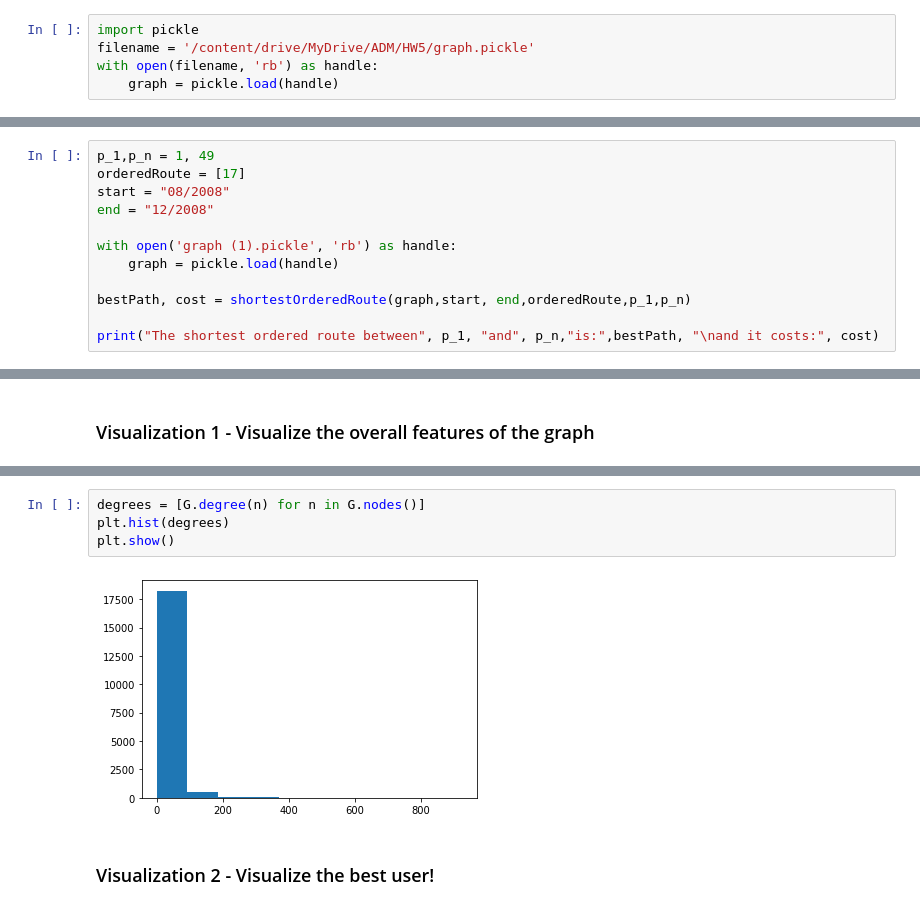
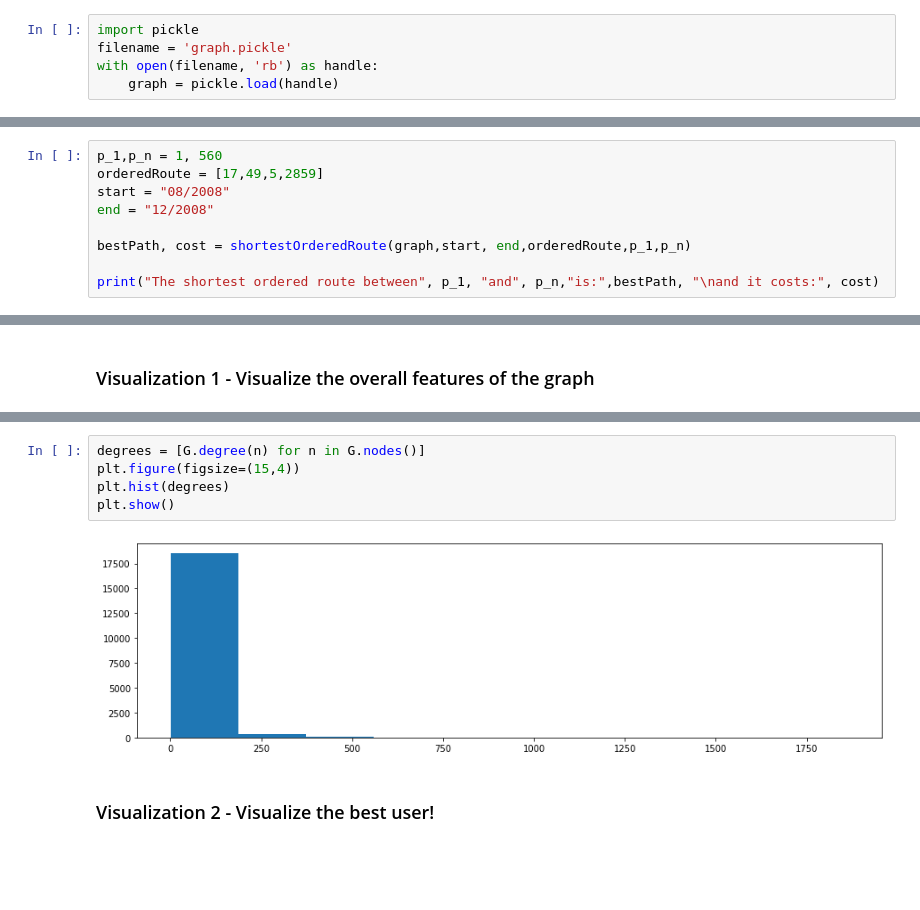
Before and after one commit to Mantuano-A/ADM-HW5, a Jupyter notebook: ADM_HW5_Mina.ipynb, the cells around one changed output, grey strips where cells are left out. Drawn from its saved outputs; the diff is of its cells as text; blank space fills up the shorter version.

```diff
--- a/ADM_HW5_Mina.ipynb
+++ b/ADM_HW5_Mina.ipynb
@@ -65,7 +60,7 @@ with open(filename + 'graph.pickle', 'wb') as fp:
 ### LOAD DATA FROM FILE
 # %%
 import pickle
-filename = '/content/drive/MyDrive/ADM/HW5/graph.pickle'
+filename = 'graph.pickle'
 with open(filename, 'rb') as handle:
     graph = pickle.load(handle)
 # %% [markdown]
@@ -227,13 +256,10 @@ def myDijkstra(graph, source, start, end):
 
     return prev, dist
 # %%
-p_1,p_n = 1, 49
-orderedRoute = [17]
+p_1,p_n = 1, 560
+orderedRoute = [17,49,5,2859]
 start = "08/2008"
 end = "12/2008"
-
-with open('graph (1).pickle', 'rb') as handle:
-    graph = pickle.load(handle)
 
 bestPath, cost = shortestOrderedRoute(graph,start, end,orderedRoute,p_1,p_n)
 
@@ -284,9 +330,10 @@ call_function("a2q", 1)
 # %%
 degrees = [G.degree(n) for n in G.nodes()]
+plt.figure(figsize=(15,4))
 plt.hist(degrees)
 plt.show()
 # %% [output]
-[figure, old version]
+[figure, new version]
 # %% [markdown]
 ### Visualization 2 - Visualize the best user!
 # %%
```
Also changed, not shown: parts of 39 cells of this notebook, 2 other files.
